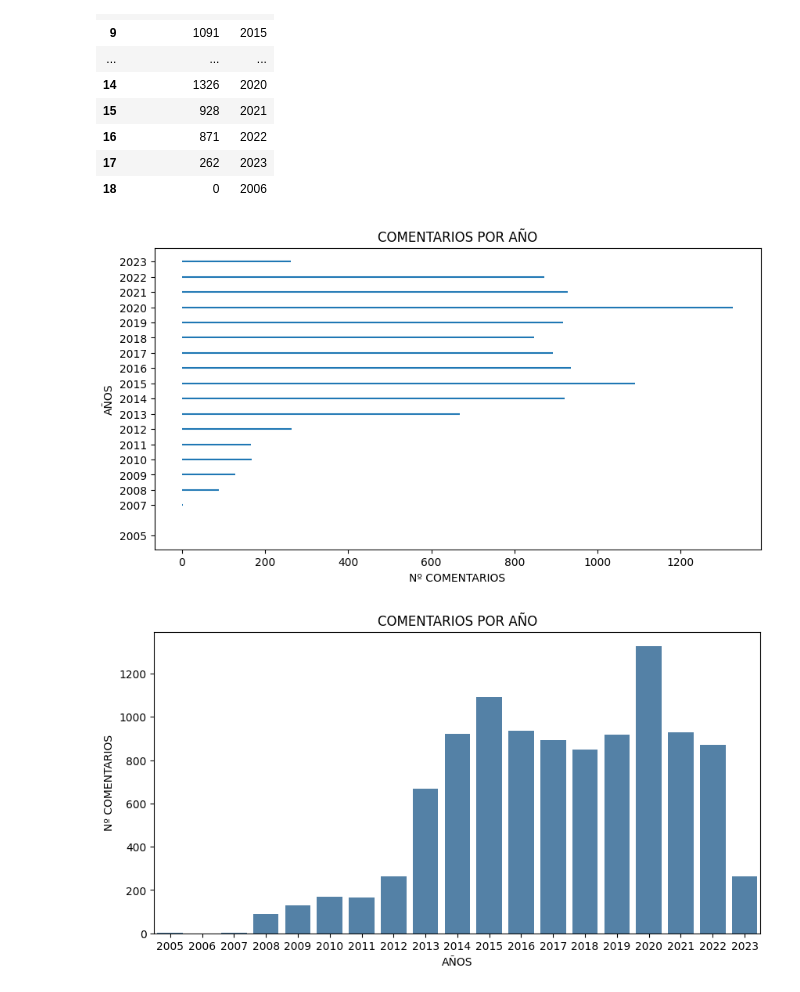
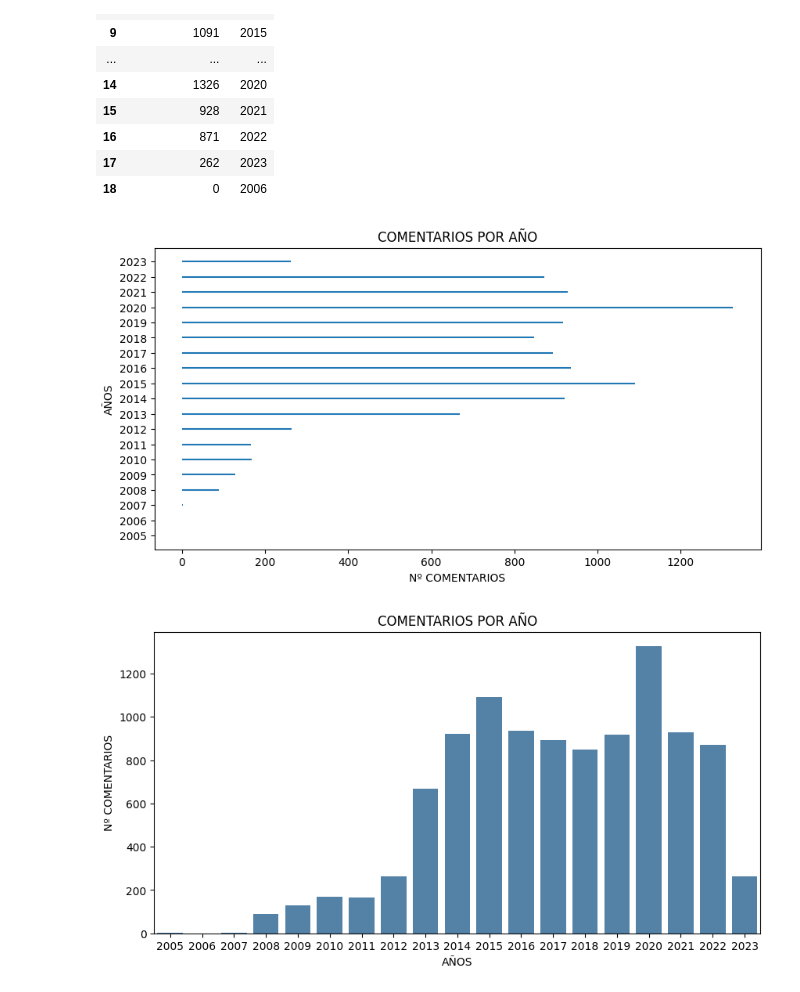
Before and after one commit to 75Engel/Proyecto_tienda_online, a Jupyter notebook: src/Notebook/03_sql.ipynb, the cells around one changed output. Drawn from its saved outputs; the diff is of its cells as text; code cells hidden in the pictures.

```diff
--- a/src/Notebook/03_sql.ipynb
+++ b/src/Notebook/03_sql.ipynb
@@ -457,20 +467,21 @@ total
 # %%
 plt.figure(figsize=(10,5))
 query='''select count (COMMENT) AS COMENTARIOS, strftime ('%Y',DATE) as YEAR from COMMENT GROUP BY YEAR'''
 total=f.sql_query(query,cursor)
+total.loc[len(total)] = [0,2006]
 total.iloc[:,1]=total.iloc[:,1].astype(int)
 plt.hlines(total['YEAR'],xmin=0,
            xmax=total['COMENTARIOS'],)
 plt.yticks(total['YEAR'])
 plt.xlabel("Nº COMENTARIOS")
 plt.ylabel("AÑOS")
 plt.title("COMENTARIOS POR AÑO")
 
 file=str('\Resources\image\Comments_per_year')
 folder+file
 plt.savefig(folder+file);
 # %% [output]
-[figure, old version]
+[figure, new version]
 # %%
 plt.figure(figsize=(10,5))
 query='''select count (COMMENT) AS COMENTARIOS, strftime ('%Y',DATE) as YEAR from COMMENT GROUP BY YEAR'''
```
Also changed, not shown: parts of 22 cells of this notebook, 5 other files.
